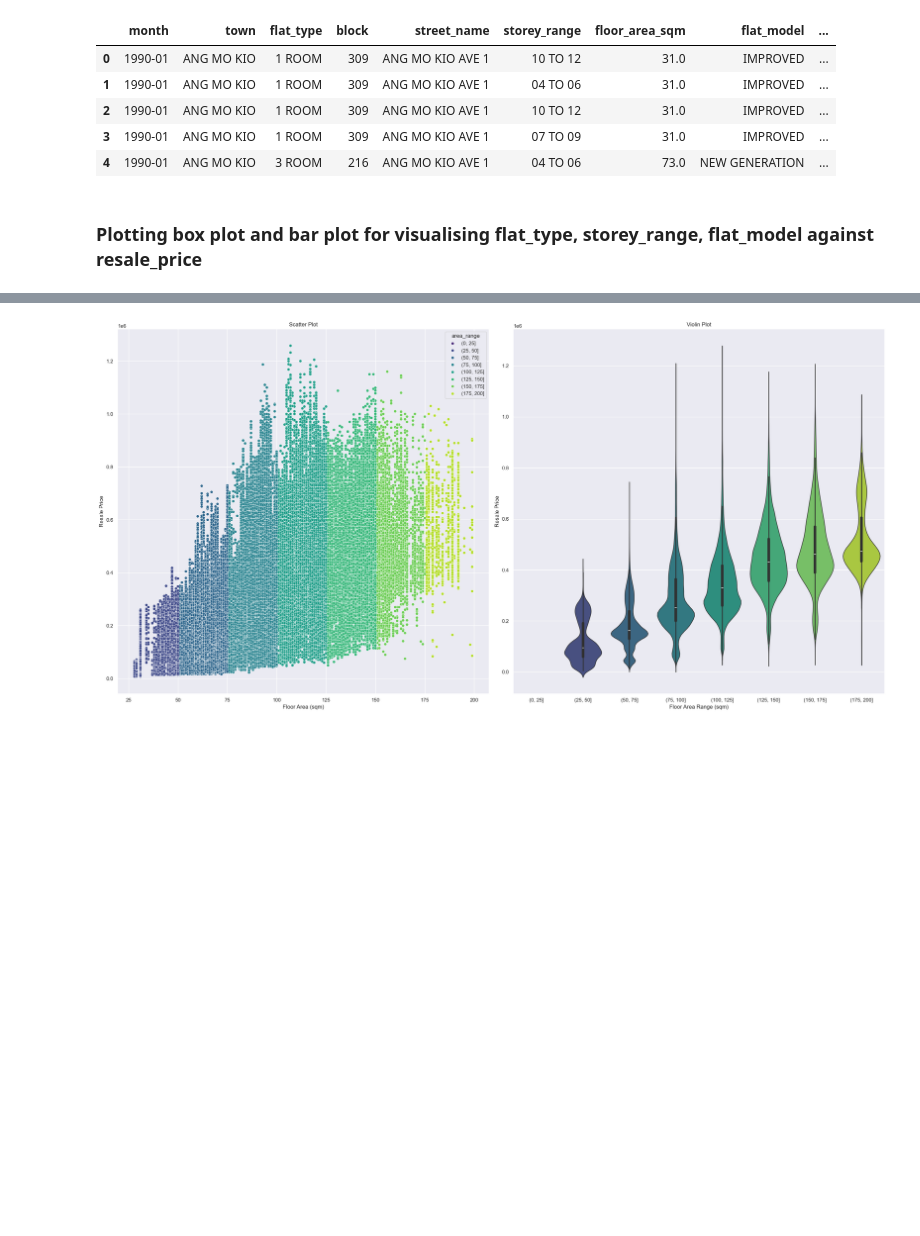
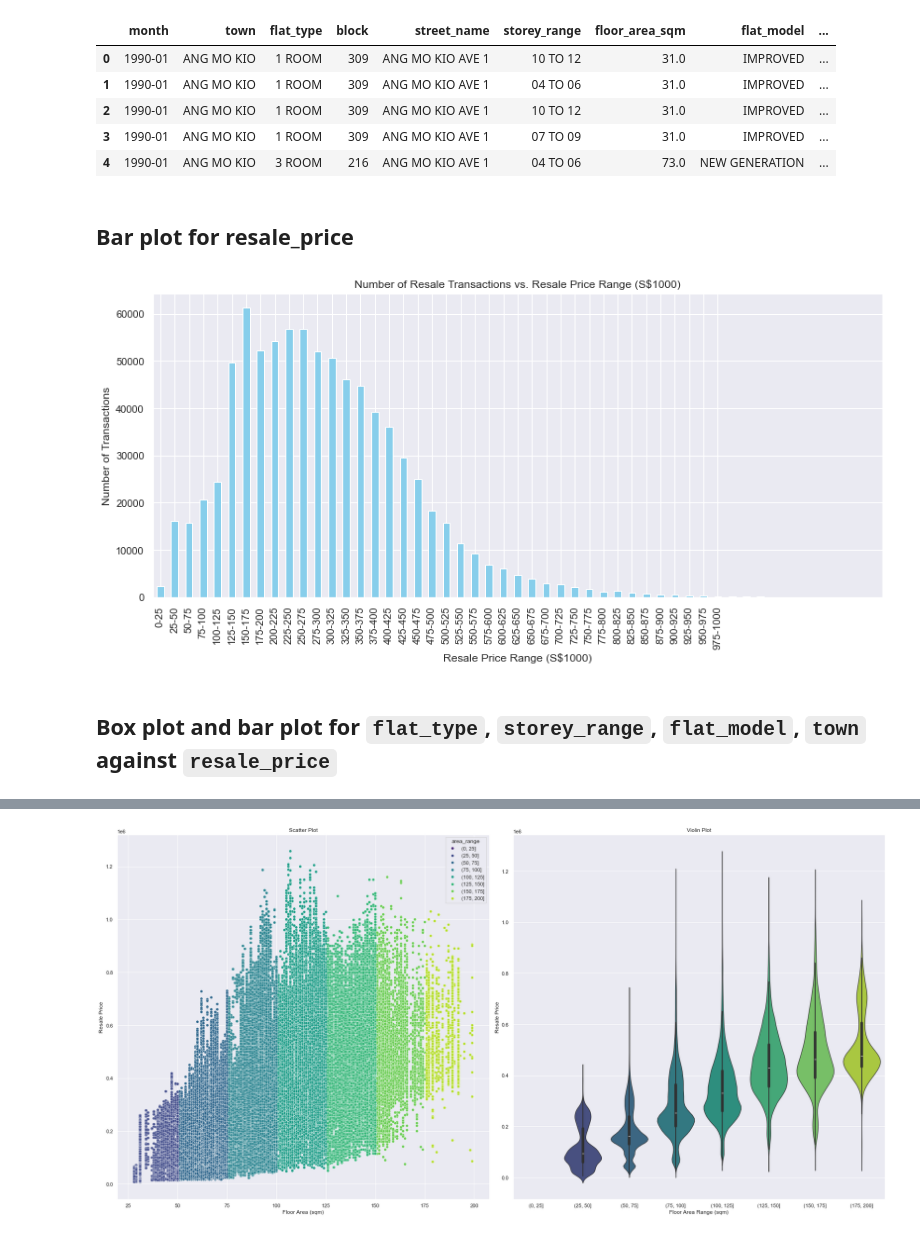
Before and after one commit to sentheta/SC1015-Project, a Jupyter notebook: Visual.ipynb, the cells around one changed output, grey strips where cells are left out. Saved outputs shown, nothing was run; the diff lists cells and outputs as text; code cells hidden in the pictures; blank space fills up the shorter version.

```diff
--- a/Visual.ipynb
+++ b/Visual.ipynb
@@ -20,7 +20,40 @@ data.head()
 | 2 | 1990-01 | ANG MO KIO | 1 ROOM | 309 | ANG MO KIO AVE 1 | 10 TO 12 | 31.0 | IMPROVED | ... |
 | 3 | 1990-01 | ANG MO KIO | 1 ROOM | 309 | ANG MO KIO AVE 1 | 07 TO 09 | 31.0 | IMPROVED | ... |
 | 4 | 1990-01 | ANG MO KIO | 3 ROOM | 216 | ANG MO KIO AVE 1 | 04 TO 06 | 73.0 | NEW GENERATION | ... |
+# %% [markdown]
+## Bar plot for resale_price
+# %%
+df = pd.DataFrame(data)
+
+# Group resale prices into intervals (e.g., 25k intervals)
+df['price_group'] = (df['resale_price'] // 25000) * 25000
+
+# Count the number of transactions for each price group
+resale_counts = df['price_group'].value_counts()
+
+# Sort the price groups in increasing order
+resale_counts = resale_counts.sort_index()
+
+# Generate labels for the price groups
+price_labels = [f"{i//1000}-{(i+25000)//1000}" for i in range(0, 1000000, 25000)]
+
+# Plotting the bar graph
+plt.figure(figsize=(14, 6))  # Adjust figure size if needed
+resale_counts.plot(kind='bar', color='skyblue')
+
+# Adding labels and title
+plt.xlabel('Resale Price Range (S$1000)')
+plt.ylabel('Number of Transactions')
+plt.title('Number of Resale Transactions vs. Resale Price Range (S$1000)')
+
+# Customize x-axis labels
+plt.xticks(range(len(price_labels)), price_labels, rotation=90)
+
+# Show plot
+plt.show()
+# %% [output]
+[figure, new version]
 # %% [markdown]
-### Plotting box plot and bar plot for visualising flat_type, storey_range, flat_model against resale_price
+## Box plot and bar plot for `flat_type`, `storey_range`, `flat_model`, `town` against `resale_price`
 # %%
 # Define the features and target variable
```
Also changed, not shown: parts of 7 cells of this notebook.
